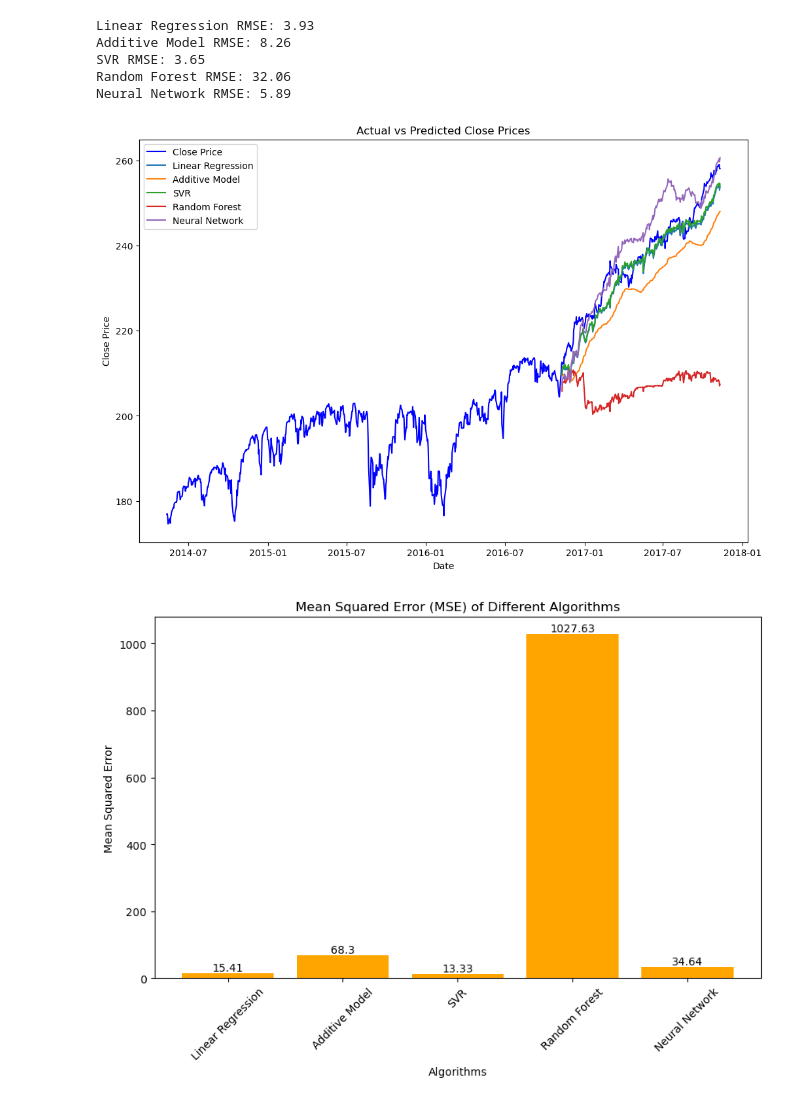
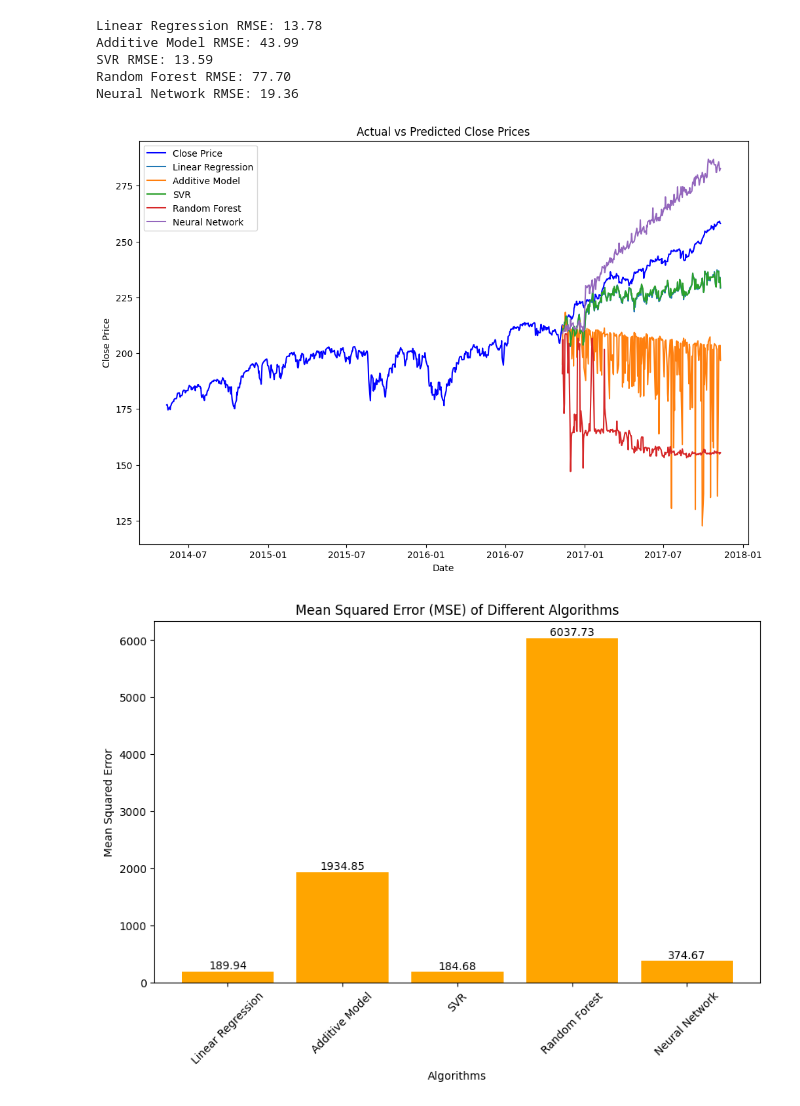
Before and after one commit to Anders-Stubberud/IT3212, a Jupyter notebook: assignment_3/erlend/alt_boost_bag.ipynb, the cells around one changed output. Cells and saved outputs as stored; diff of their text form; code cells hidden in the pictures.

Commit message:
plots

```diff
--- a/assignment_3/erlend/alt_boost_bag.ipynb
+++ b/assignment_3/erlend/alt_boost_bag.ipynb
@@ -17,43 +17,55 @@ from sklearn.feature_selection import RFE
 
 
 def create_date_features(df):
-    df["DayOfYear"] = df.index.dayofyear
-    df["WeekOfYear"] = df.index.isocalendar().week
-    df["Month"] = df.index.month
-    df["Year"] = df.index.year
+    """Create cyclical date features."""
+    df['DayOfYear'] = df.index.dayofyear
+    df['WeekOfYear'] = df.index.isocalendar().week
+    df['Month'] = df.index.month
+    df['Year'] = df.index.year
 
     # Sine-cosine encoding for cyclical features
-    df["DayOfYear_sin"] = np.sin(2 * np.pi * df["DayOfYear"] / 365.25)
-    df["DayOfYear_cos"] = np.cos(2 * np.pi * df["DayOfYear"] / 365.25)
-    df["WeekOfYear_sin"] = np.sin(2 * np.pi * df["WeekOfYear"] / 52)
-    df["WeekOfYear_cos"] = np.cos(2 * np.pi * df["WeekOfYear"] / 52)
-    df["Month_sin"] = np.sin(2 * np.pi * df["Month"] / 12)
-    df["Month_cos"] = np.cos(2 * np.pi * df["Month"] / 12)
+    df['DayOfYear_sin'] = np.sin(2 * np.pi * df['DayOfYear'] / 365.25)
+    df['DayOfYear_cos'] = np.cos(2 * np.pi * df['DayOfYear'] / 365.25)
+    df['WeekOfYear_sin'] = np.sin(2 * np.pi * df['WeekOfYear'] / 52)
+    df['WeekOfYear_cos'] = np.cos(2 * np.pi * df['WeekOfYear'] / 52)
+    df['Month_sin'] = np.sin(2 * np.pi * df['Month'] / 12)
+    df['Month_cos'] = np.cos(2 * np.pi * df['Month'] / 12)
 
     return df
 
+def create_lagged_features(df, min_lag, max_lag):
+    """Add lagged features starting from min_lag to max_lag using optimized approach."""
+    lagged_features = []  # List to store all lagged feature DataFrames
+    for col in ['Close', 'Volume']:
+        for lag in range(min_lag, max_lag + 1, 20):
+            # Create a temporary DataFrame for the lagged feature
+            lagged_col = df[col].shift(lag).rename(f'{col}_lag_{lag}')
+            lagged_features.append(lagged_col)
+    lagged_features_df = pd.concat(lagged_features, axis=1)
+    df = pd.concat([df, lagged_features_df], axis=1)
+    return df
 
 # Load the data
-df = pd.read_csv("../../data/stock-market/ETFs/spy.us.txt")
+df = pd.read_csv('../../data/stock-market/ETFs/spy.us.txt')
 
 # Convert Date column to datetime and set it as the index
-df["Date"] = pd.to_datetime(df["Date"])
-df.set_index("Date", inplace=True)
+df['Date'] = pd.to_datetime(df['Date'])
+df.set_index('Date', inplace=True)
 
-# Create lagged features
-for i in range(12, 37):
-    for col in ["Open", "High", "Low", "Close", "Volume"]:
-        df[f"{col}_lag_{i}"] = df[col].shift(i)
+# Feature engineering: Create date-related, rolling, and lagged features
+df = create_date_features(df)
+# df = create_rolling_features(df, window_sizes=[10])
+df = create_lagged_features(df, min_lag=20 * 16, max_lag=20 * 60)
 
-# Drop rows with NaN values
+# Drop irrelevant columns
+df = df.drop(columns=['Open', 'High', 'Low', 'Volume', 'DayOfYear', 'WeekOfYear', 'Month'])
+
+# Drop rows with NaN values (created by lagged and rolling features)
 df.dropna(inplace=True)
 
-# Feature engineering: Extract date-related features and create sine-cosine embeddings
-df = create_date_features(df)
-
 # Define the target variable and features
-y = df["Close"]
-features = [col for col in df.columns if col != "Close"]
+y = df['Close']
+features = [col for col in df.columns if col != 'Close']
 X = df[features]
 
 # Split the data into training and testing sets
@@ -155,38 +167,38 @@ plt.plot(
 for name, pred in predictions.items():
     plt.plot(test_y.index, pred, label=name)
 
 plt.title("Actual vs Predicted Close Prices")
 plt.xlabel("Date")
 plt.ylabel("Close Price")
 plt.legend()
 plt.show()
 
 plt.figure(figsize=(10, 6))
 bars = plt.bar(list(mse_values.keys()), list(mse_values.values()), color="orange")
 
 plt.title("Mean Squared Error (MSE) of Different Algorithms")
 plt.ylabel("Mean Squared Error")
 plt.xlabel("Algorithms")
 plt.xticks(rotation=45)  # Rotate x-axis labels for better readability
 
 # Add MSE values on top of each bar
 for bar in bars:
     yval = bar.get_height()  # Get the height of each bar (the MSE value)
     plt.text(
         bar.get_x() + bar.get_width() / 2,
         yval,
         round(yval, 2),
         ha="center",
         va="bottom",
     )  # Position the text at the center of the bar and just above it
 
 plt.show()
 # %% [output]
-Linear Regression RMSE: 3.93
-Additive Model RMSE: 8.26
-SVR RMSE: 3.65
-Random Forest RMSE: 32.06
-Neural Network RMSE: 5.89
+Linear Regression RMSE: 13.78
+Additive Model RMSE: 43.99
+SVR RMSE: 13.59
+Random Forest RMSE: 77.70
+Neural Network RMSE: 19.36
-[figure, old version]
+[figure, new version]
-[figure, old version]
+[figure, new version]
 # %%
```
Also changed, not shown: parts of 7 cells of this notebook, 3 other files.
